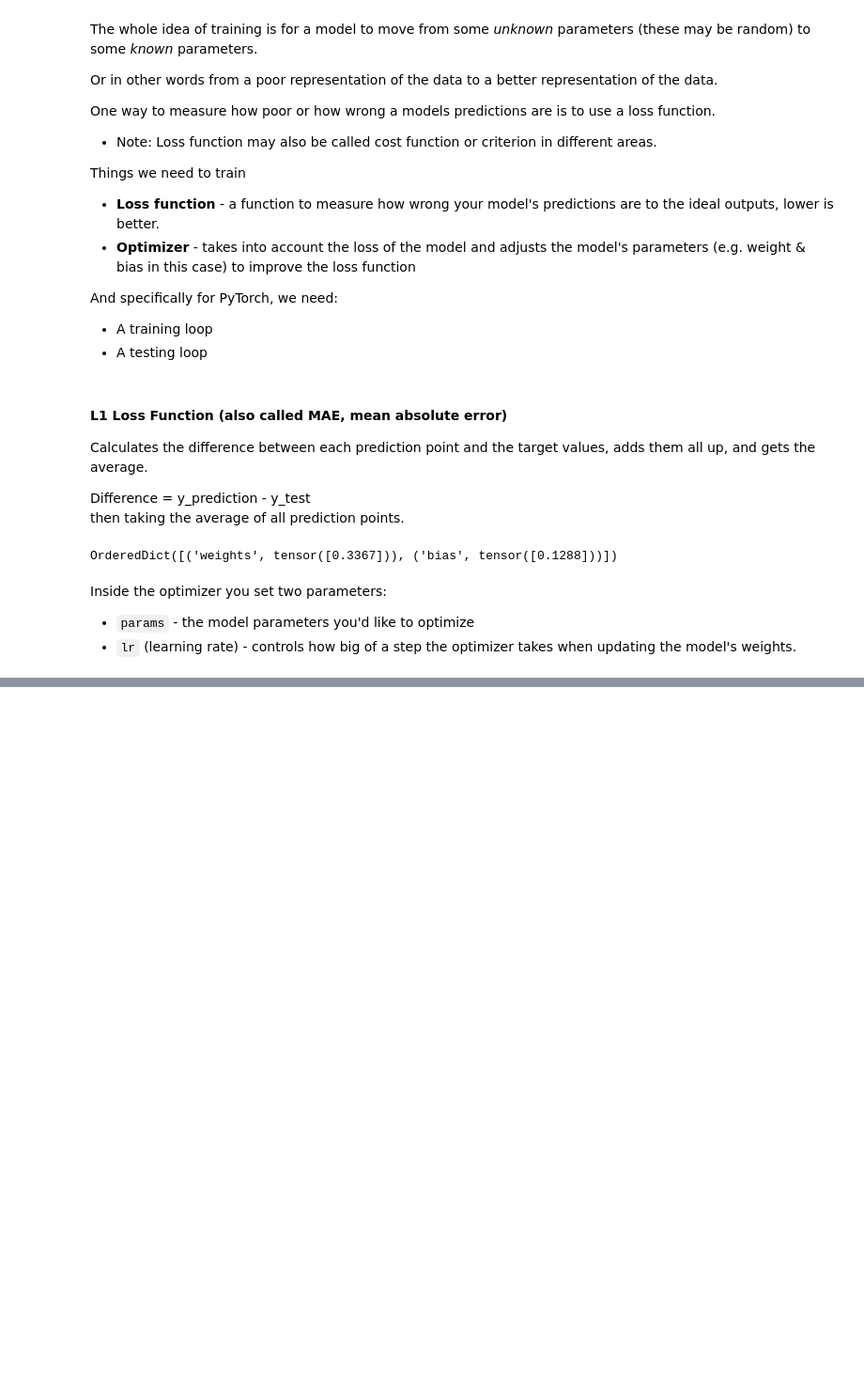
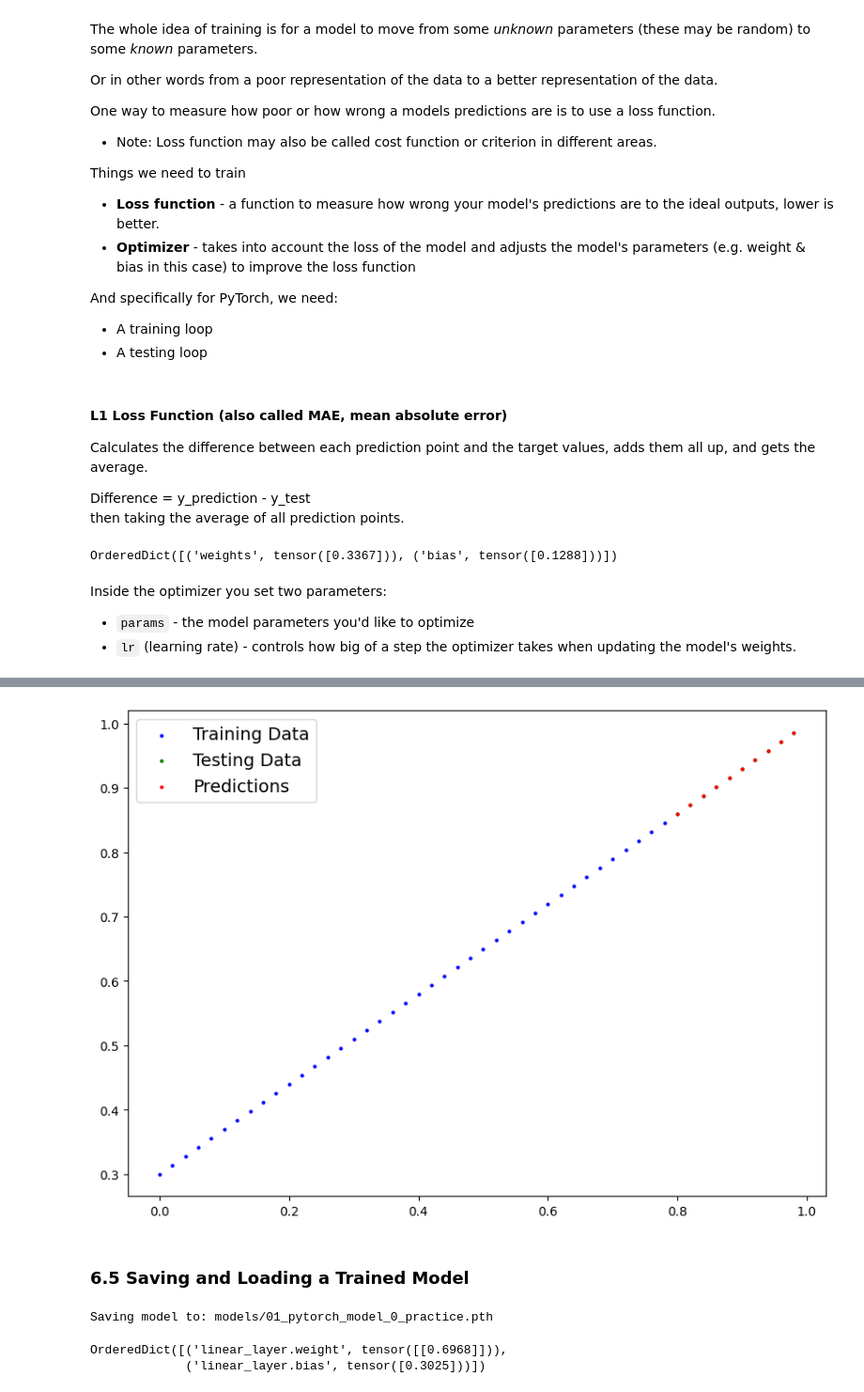
Before and after one commit to AustinN-Tech/AI-ML_Learning_Process_and_Notes, a Jupyter notebook: Pytorch_01.ipynb, the cells around one changed output, grey strips where cells are left out. Shown at 94% size. Drawn from its saved outputs; the diff is of its cells as text; code cells hidden in the pictures; blank space fills up the shorter version.

```diff
--- a/Pytorch_01.ipynb
+++ b/Pytorch_01.ipynb
@@ -355,0 +545,5 @@ L1Loss()
+# %%
+# Setting random seed and creating model instance
+torch.manual_seed(42)
+
+model_0_practice = LinearRegressionModelV2()
@@ -355,0 +561,9 @@ L1Loss()
+# %%
+# Move data to target device (device agnostic code for data)
+X_train, y_train = X_train.to(device), y_train.to(device)
+X_test, y_test = X_test.to(device), y_test.to(device)
+# %%
+# Creating loss function and optimizer
+loss_fn = nn.L1Loss()
+optimizer = torch.optim.SGD(params = model_0_practice.parameters(),
+                            lr=0.01)
@@ -355,0 +633,8 @@ L1Loss()
+# %%
+# Turn model into evaluation mode
+model_0_practice.eval()
+
+# Make predictions on the test data
+with torch.inference_mode():
+  y_final_prediction = model_0_practice(X_test)
+y_final_prediction
@@ -355,0 +652,32 @@ L1Loss()
+# %%
+# Check out the model predictions visually
+plot_predictions(predictions=y_final_prediction.cpu().numpy()) # gotta convert the tensor back to cpu device because matplotlib is numpy based and numpy uses CPU!
+# %% [output]
+[figure, added]
+# %% [markdown]
+### 6.5 Saving and Loading a Trained Model
+# %%
+from pathlib import Path
+
+# 1. Create models directory
+MODEL_PATH = Path("models")
+MODEL_PATH.mkdir(parents=True, exist_ok=True)
+
+# 2. Create model save path
+MODEL_NAME = "01_pytorch_model_0_practice.pth"
+MODEL_SAVE_PATH = MODEL_PATH / MODEL_NAME
+
+# 3. Save the model state dict
+print(f"Saving model to: {MODEL_SAVE_PATH}")
+torch.save(obj=model_0_practice.state_dict(),
+           f=MODEL_SAVE_PATH)
+# %% [output]
+Saving model to: models/01_pytorch_model_0_practice.pth
+# %%
+# Load a PyTorch Model
+load_model_0_practice = LinearRegressionModelV2()
+load_model_0_practice.load_state_dict(torch.load(MODEL_SAVE_PATH, weights_only=True))
+load_model_0_practice.state_dict()
+# %% [output]
+OrderedDict([('linear_layer.weight', tensor([[0.6968]])),
+             ('linear_layer.bias', tensor([0.3025]))])
```
Also changed, not shown: parts of 33 cells of this notebook.
